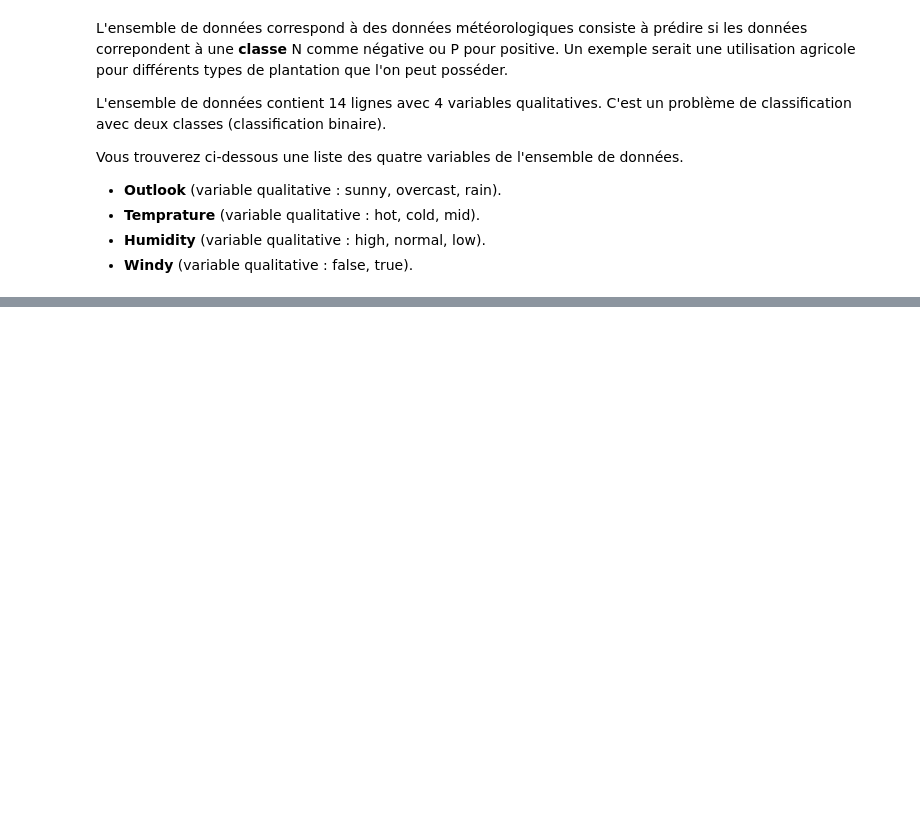
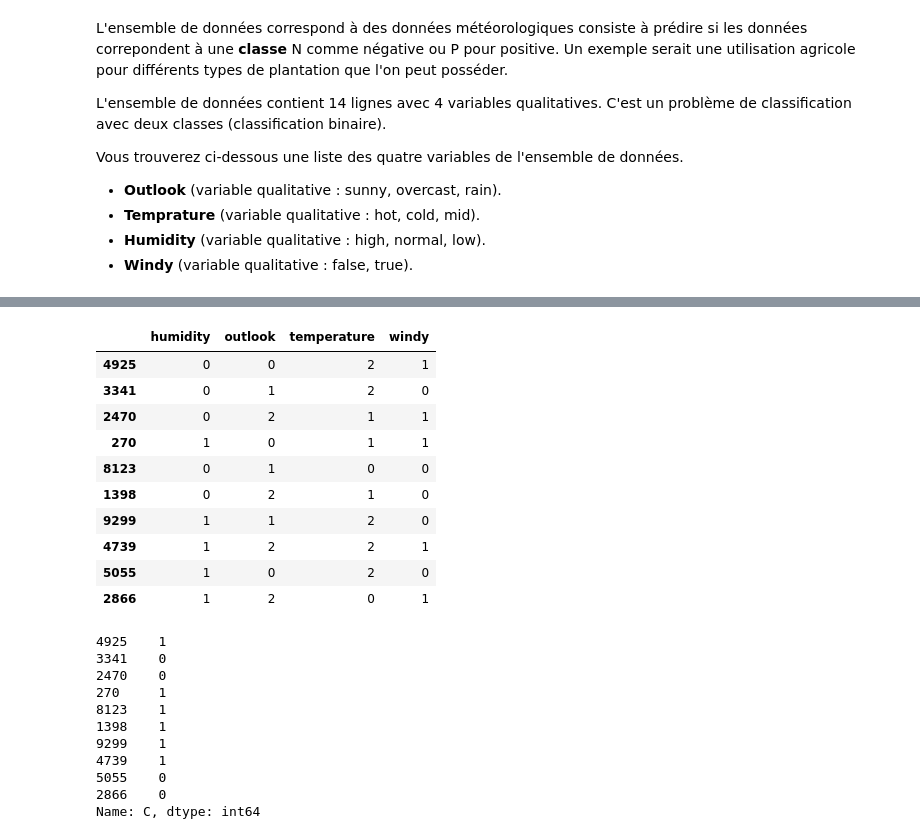
Before and after one commit to mbenhamd/decision-tree-scratch, a Jupyter notebook: Arbre de décision avec exemples du cours.ipynb, the cells around one changed output, grey strips where cells are left out. Saved outputs shown, nothing was run; the diff lists cells and outputs as text; code cells hidden in the pictures; blank space fills up the shorter version.

```diff
--- a/Arbre de décision avec exemples du cours.ipynb
+++ b/Arbre de décision avec exemples du cours.ipynb
@@ -72,0 +154,33 @@ Nous devons d'abord calculer la proportion de classes dans chaque groupe.
+# %%
+from sklearn.model_selection import train_test_split
+
+X = finalDF.drop('C', axis=1)
+y = finalDF['C']
+
+X_train, X_test, y_train, y_test = train_test_split(X, y,train_size=0.5, random_state=1)
+
+X_train.head(10)
+y_train.head(10)
+# %% [output]
+|  | humidity | outlook | temperature | windy |
+| 4925 | 0 | 0 | 2 | 1 |
+| 3341 | 0 | 1 | 2 | 0 |
+| 2470 | 0 | 2 | 1 | 1 |
+| 270 | 1 | 0 | 1 | 1 |
+| 8123 | 0 | 1 | 0 | 0 |
+| 1398 | 0 | 2 | 1 | 0 |
+| 9299 | 1 | 1 | 2 | 0 |
+| 4739 | 1 | 2 | 2 | 1 |
+| 5055 | 1 | 0 | 2 | 0 |
+| 2866 | 1 | 2 | 0 | 1 |
+4925    1
+3341    0
+2470    0
+270     1
+8123    1
+1398    1
+9299    1
+4739    1
+5055    0
+2866    0
+Name: C, dtype: int64
```
Also changed, not shown: parts of 21 cells of this notebook, 6 other files.
